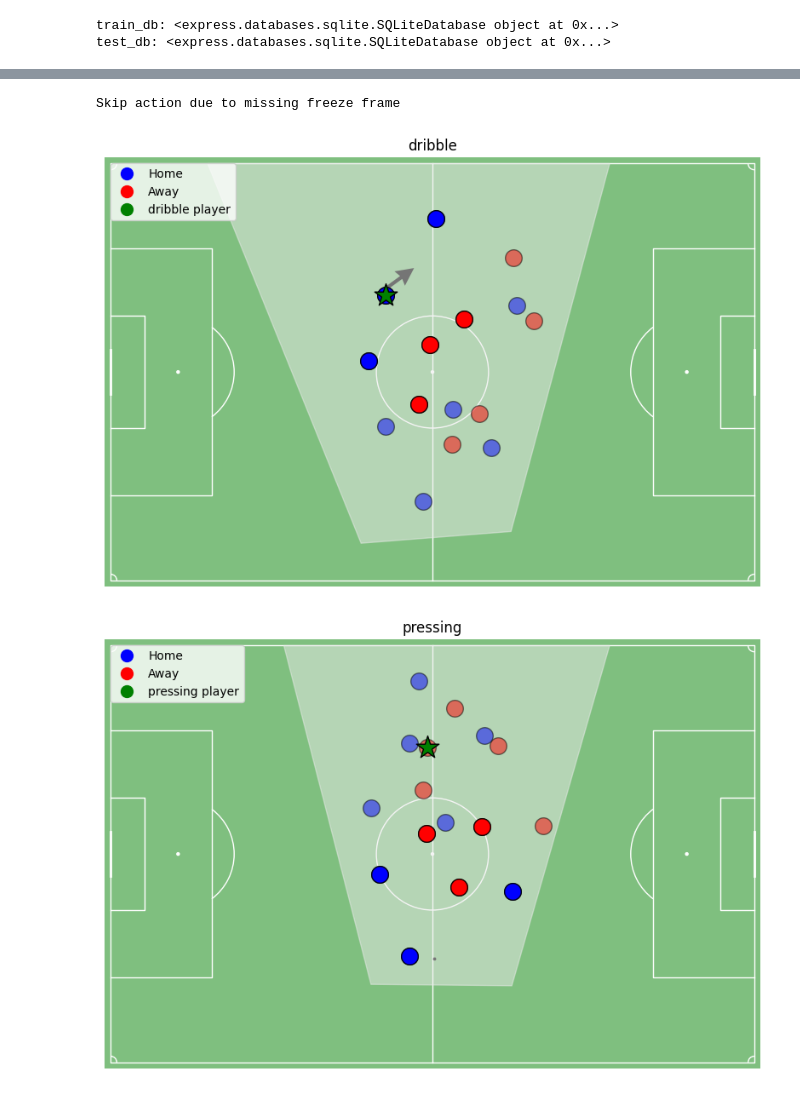
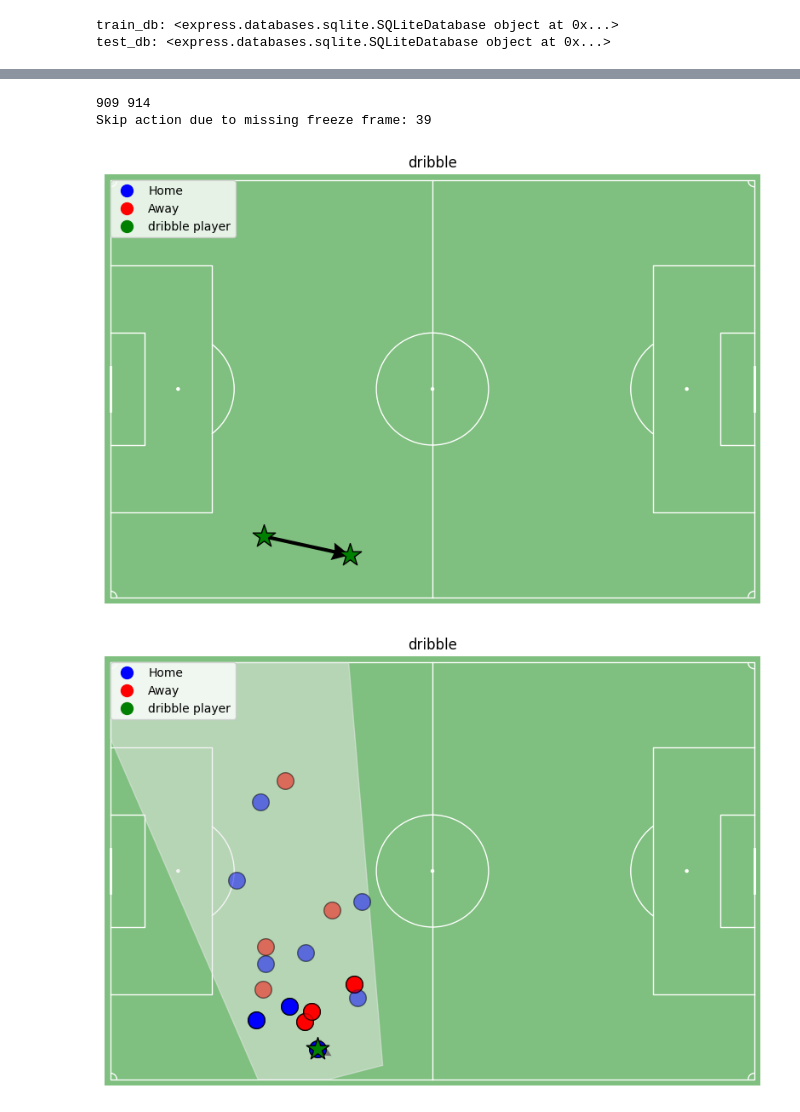
Before and after one commit to leemingo/sr-press, a Jupyter notebook: notebook/1-load-and-convert-statsbomb-data.ipynb, the cells around one changed output, grey strips where cells are left out. Cells and saved outputs as stored; diff of their text form; code cells hidden in the pictures.

```diff
--- a/notebook/1-load-and-convert-statsbomb-data.ipynb
+++ b/notebook/1-load-and-convert-statsbomb-data.ipynb
@@ -118,5 +88,5 @@ train_db.games()
 # %%
-game_id = 3895302
+game_id = 3788741
 
 df_actions = add_names(train_db.actions(game_id)).reset_index()
 df_actions.head()
@@ -166,13 +101,18 @@ plot_action(df_actions.loc[pressure_idx], home_team_id=home_team_id)
 # %%
 pressure_idx = df_actions[df_actions["type_name"] == "pressing"].index[5]
-home_team_id, away_team_id = train_db.get_home_away_team_id(game_id = 3895302)
+home_team_id, away_team_id = train_db.get_home_away_team_id(game_id = 3788741)
+
+print(home_team_id, away_team_id)
 
 for idx in range(pressure_idx-2, pressure_idx+2):
     if df_actions.loc[idx]["freeze_frame_360"] is None:
-        print("Skip action due to missing freeze frame")
-        continue
-    plot_action(df_actions.loc[idx], home_team_id=home_team_id)
+        print("Skip action due to missing freeze frame:",idx)
+        plot_action(df_actions.loc[idx], home_team_id=home_team_id, show_visible_area=False)
+    else:
+        # plot_action: 데이터의 위치 정보는 홈팀은 left->right, 원정팀은 left<-right인 상태이다.
+        plot_action(df_actions.loc[idx], home_team_id=home_team_id)
 # %% [output]
-Skip action due to missing freeze frame
+909 914
+Skip action due to missing freeze frame: 39
-[figure, old version]
+[figure, new version]
-[figure, old version]
+[figure, new version]
```
Also changed, not shown: parts of 12 cells of this notebook, 2 other files.
